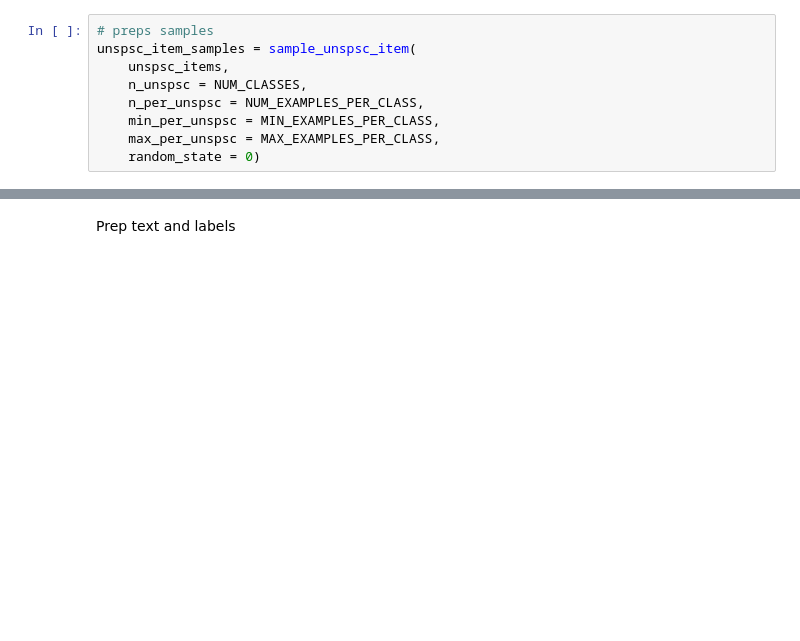
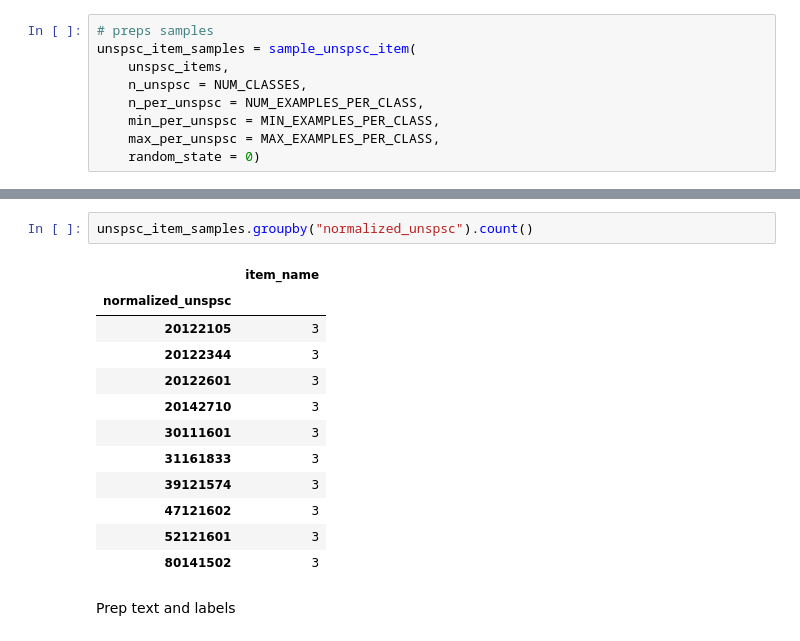
Before and after one commit to ucbiyyq/ucbiyyq-w266-proj, a Jupyter notebook: notebooks/scratch2.ipynb, the cells around one changed output, grey strips where cells are left out. Cells and saved outputs as stored; diff of their text form; blank space fills up the shorter version.

```diff
--- a/notebooks/scratch2.ipynb
+++ b/notebooks/scratch2.ipynb
@@ -344,3 +348,18 @@ unspsc_item_samples.describe()
+# %%
+unspsc_item_samples.groupby("normalized_unspsc").count()
+# %% [output]
+|  | item_name |
+| normalized_unspsc |  |
+| 20122105 | 3 |
+| 20122344 | 3 |
+| 20122601 | 3 |
+| 20142710 | 3 |
+| 30111601 | 3 |
+| 31161833 | 3 |
+| 39121574 | 3 |
+| 47121602 | 3 |
+| 52121601 | 3 |
+| 80141502 | 3 |
 # %% [markdown]
 Prep text and labels
 # %%
```
Also changed, not shown: parts of 16 cells of this notebook, 1 other file.
